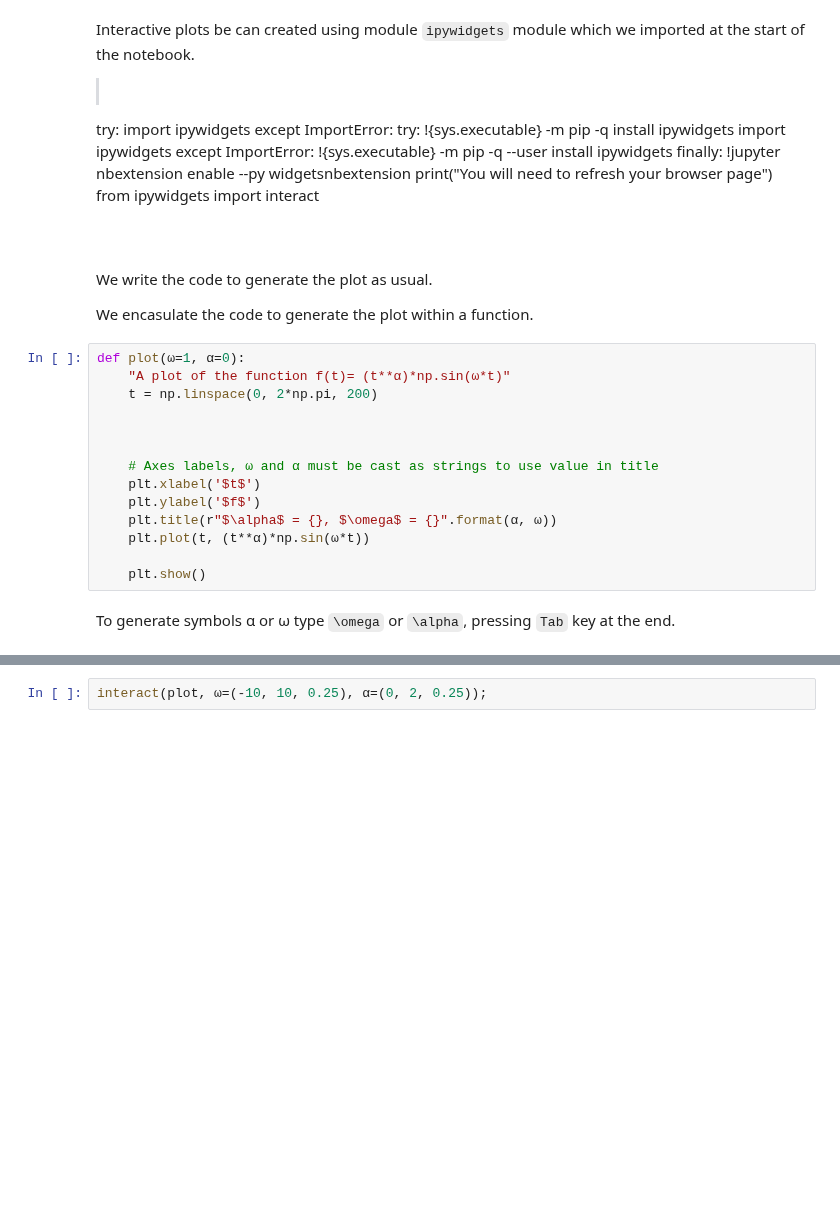
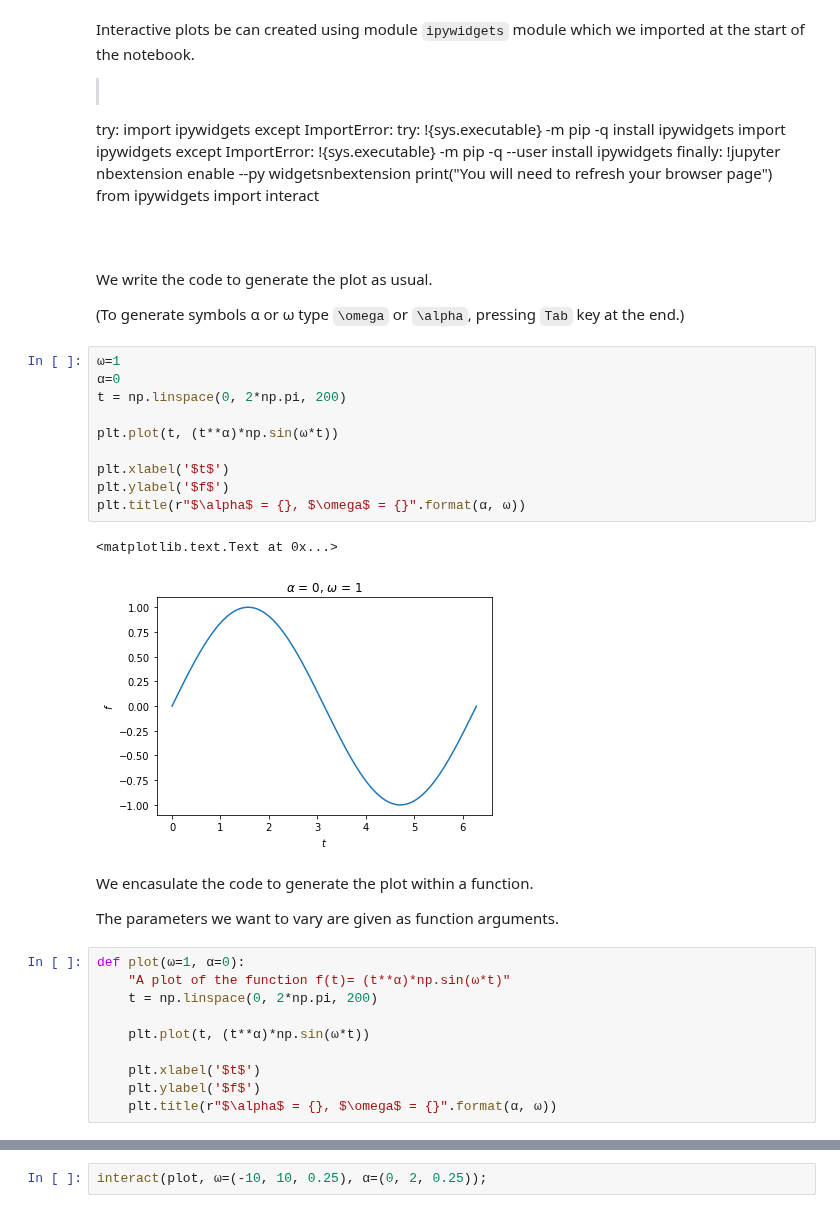
Before and after one commit to hphilamore/ILAS_python, a Jupyter notebook: 8_Plotting.ipynb, the cells around one changed output, grey strips where cells are left out. Drawn from its saved outputs; the diff is of its cells as text; blank space fills up the shorter version.

````diff
--- a/8_Plotting.ipynb
+++ b/8_Plotting.ipynb
@@ -376,26 +373,37 @@ except ImportError:
         print("You will need to refresh your browser page")
 from ipywidgets import interact
 ```
+# %% [markdown]
+We write the code to generate the plot as usual.
+
+(To generate symbols α or ω type `\omega` or `\alpha`, pressing  `Tab` key at the end.)
+# %%
+ω=1
+α=0
+t = np.linspace(0, 2*np.pi, 200)
+
+plt.plot(t, (t**α)*np.sin(ω*t))
+
+plt.xlabel('$t$')
+plt.ylabel('$f$')
+plt.title(r"$\alpha$ = {}, $\omega$ = {}".format(α, ω))
+# %% [output]
+<matplotlib.text.Text at 0x...>
+[figure, added]
 # %% [markdown]
-We write the code to generate the plot as usual.
+We encasulate the code to generate the plot within a function.
 
-We encasulate the code to generate the plot within a function.
+The parameters we want to vary are given as function arguments.
 # %%
 def plot(ω=1, α=0):
     "A plot of the function f(t)= (t**α)*np.sin(ω*t)"
     t = np.linspace(0, 2*np.pi, 200)
 
+    plt.plot(t, (t**α)*np.sin(ω*t))
 
-
-    # Axes labels, ω and α must be cast as strings to use value in title
     plt.xlabel('$t$')
     plt.ylabel('$f$')
     plt.title(r"$\alpha$ = {}, $\omega$ = {}".format(α, ω))
-    plt.plot(t, (t**α)*np.sin(ω*t))
-
-    plt.show()
-# %% [markdown]
-To generate symbols α or ω type `\omega` or `\alpha`, pressing  `Tab` key at the end.
 # %% [markdown]
 The `interact` function, takes the following arguments:
 - the plotting function
````
Also changed, not shown: parts of 53 cells of this notebook, 3 other files.
